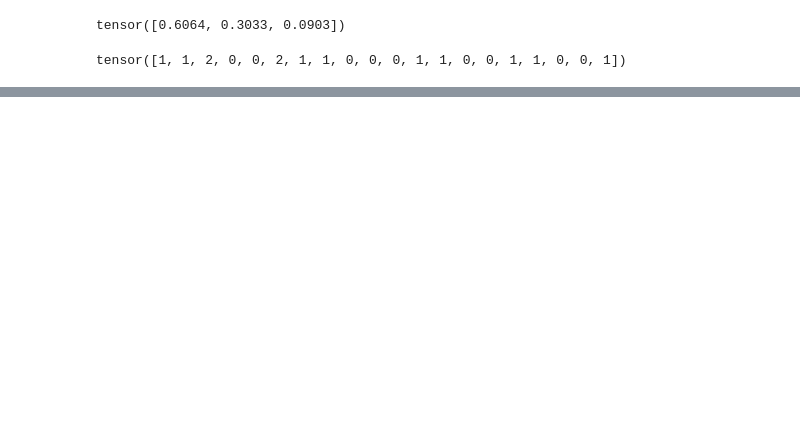
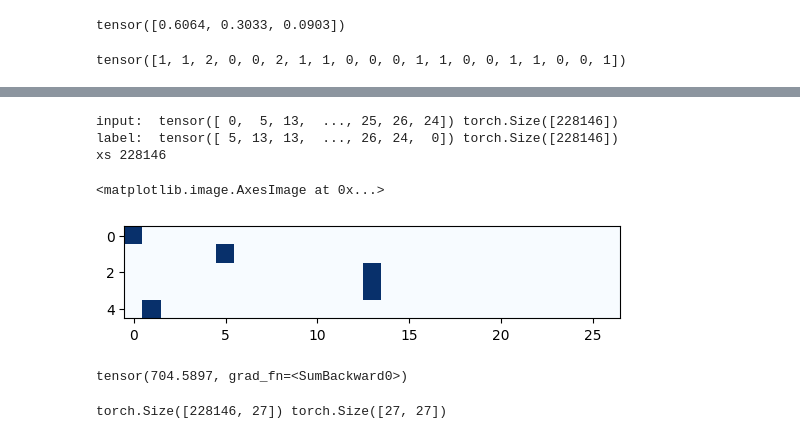
Before and after one commit to tmoney100/karpathy, a Jupyter notebook: lesson_2.ipynb, the cells around one changed output, grey strips where cells are left out. Drawn from its saved outputs; the diff is of its cells as text; code cells hidden in the pictures; blank space fills up the shorter version.

```diff
--- a/lesson_2.ipynb
+++ b/lesson_2.ipynb
@@ -233,0 +365,61 @@ juwjdvdipkcqaz.p.cfqywocnzqfjiirltozcogsjgwzvudlhnpauyjbilevhajkdbduinrwibtlzsnj
+# %%
+words = open('./data/names.txt', 'r').read().splitlines()
+# %%
+# 1. training set of all bigrams
+
+sample_size = 5
+ss_token = '.'
+chars_total = 27 # alphabet 26 + start/end tokens 2
+# N = torch.zeros((chars_total, chars_total), dtype=torch.int32) # (27,27)
+xs = [] # inputs to NN
+ys = [] # labeled training data
+for w in words:
+  chs = [ss_token] + list(w) + [ss_token]
+  for ch1, ch2 in zip(chs, chs[1:]):
+    xs.append(stoi[ch1])
+    ys.append(stoi[ch2])
+
+xs = torch.tensor(xs) # .tensor vs .Tensor changes how the default dtype
+ys = torch.tensor(ys)
+
+print('input: ', xs, xs.shape)
+print('label: ', ys, ys.shape)
+print('xs', len(xs))
+# %% [output]
+input:  tensor([ 0,  5, 13,  ..., 25, 26, 24]) torch.Size([228146])
+label:  tensor([ 5, 13, 13,  ..., 26, 24,  0]) torch.Size([228146])
+xs 228146
+# %%
+# don't give NN integers, must have floats
+x_encoded = F.one_hot(xs, num_classes=chars_total).float() # float => int64 => float32
+# x_encoded.shape
+
+plt.imshow(x_encoded[:5], cmap='Blues')
+# %% [output]
+<matplotlib.image.AxesImage at 0x...>
+[figure, added]
+# %%
+# input to NN is x_encoded so 27 inputs
+x_encoded.dtype #x torch.int64 => torch.float32
+# Layer 1 takes 27 inputs
+# We want our NN to be similar to the probability distribution we got in statistical bigram models.
+# each row in the bigram dist gave us bigram probability -> positive numbers, all sum to 1.
+# these numbers are giving us log counts, log_count**2 will give us the count
+g = torch.Generator().manual_seed(2147483647)
+# When W are all equal or esp all 0, then it's like tthe N+1 smoothing above or N+10000 smoothing
+W = torch.randn((chars_total, chars_total), generator=g, requires_grad=True) # normal distribution params
+# Regularization:
+(W**2).sum()
+# %% [output]
+tensor(704.5897, grad_fn=<SumBackward0>)
+# %%
+print(x_encoded.shape, W.shape)
+# 1st layer in NN
+logits = x_encoded @ W # @ = dot product,
+# Softmax: e**z / sum(e**z) softmax sums to 1.
+# "fake counts" here is similar to the N above
+counts = logits.exp() # all negative numbers turn to numbers below 1, all positive numbers get bigger
+# normalize counts to get probabilkties
+probs = counts / counts.sum(1, keepdim=True) # normalize the rows like above
+# %% [output]
+torch.Size([228146, 27]) torch.Size([27, 27])
```
Also changed, not shown: parts of 20 cells of this notebook.
